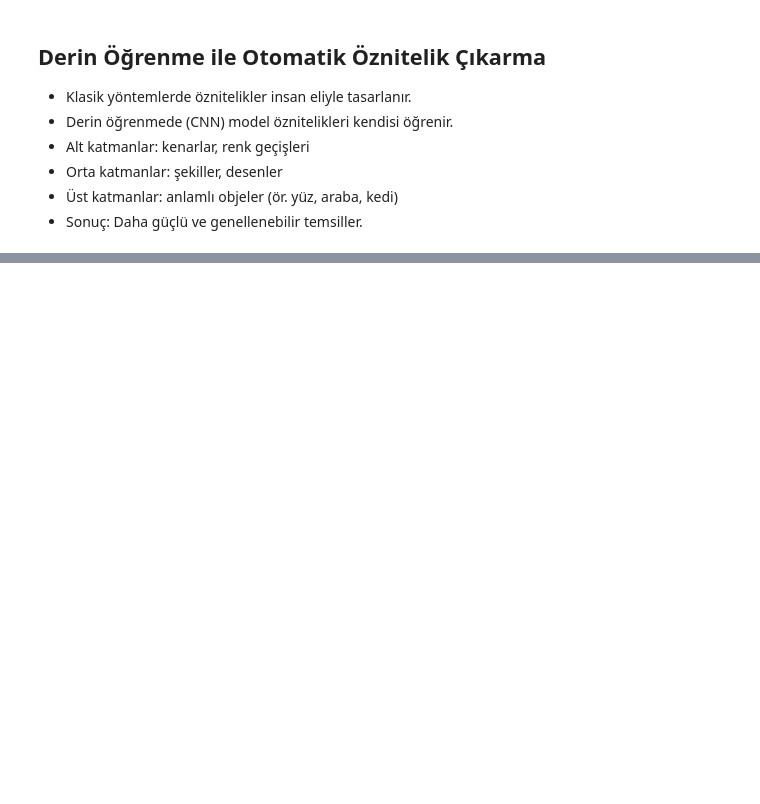
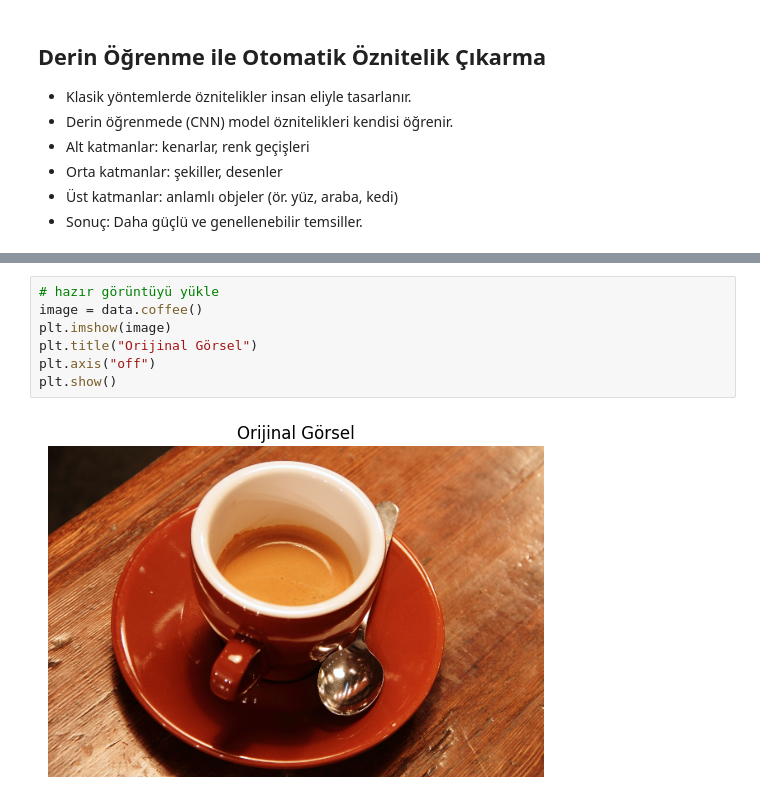
Before and after one commit to ArsenLupen53/GYZU-BTK-codespace, a Jupyter notebook: öznitelik_çıkarma/görüntü_öz_nitelik.ipynb, the cells around one changed output, grey strips where cells are left out. Drawn from its saved outputs; the diff is of its cells as text; blank space fills up the shorter version.

```diff
--- a/öznitelik_çıkarma/görüntü_öz_nitelik.ipynb
+++ b/öznitelik_çıkarma/görüntü_öz_nitelik.ipynb
@@ -27,0 +45,9 @@
+# %%
+# hazır görüntüyü yükle
+image = data.coffee()
+plt.imshow(image)
+plt.title("Orijinal Görsel")
+plt.axis("off")
+plt.show()
+# %% [output]
+[figure, added]
```
Also changed, not shown: parts of 7 cells of this notebook.
